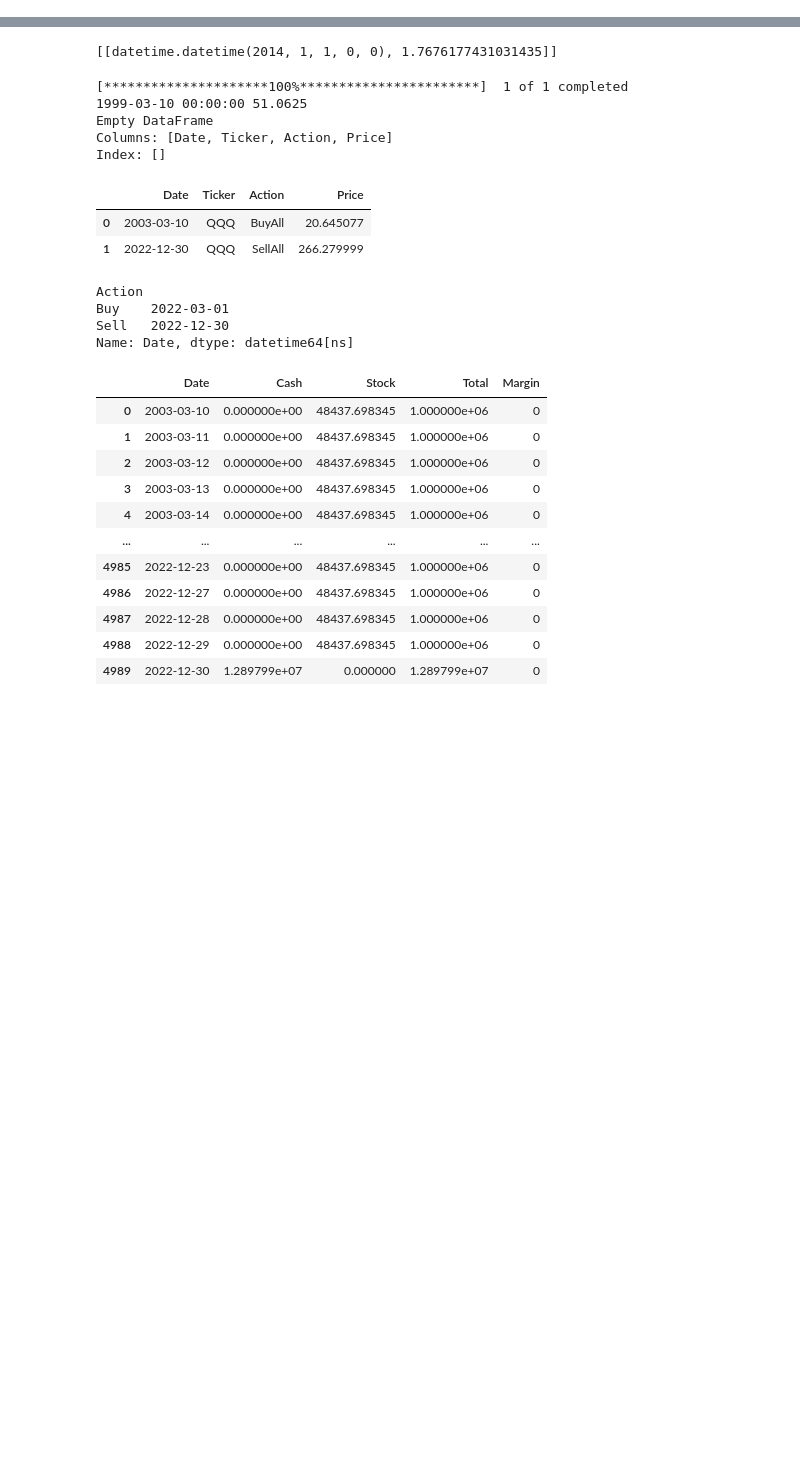
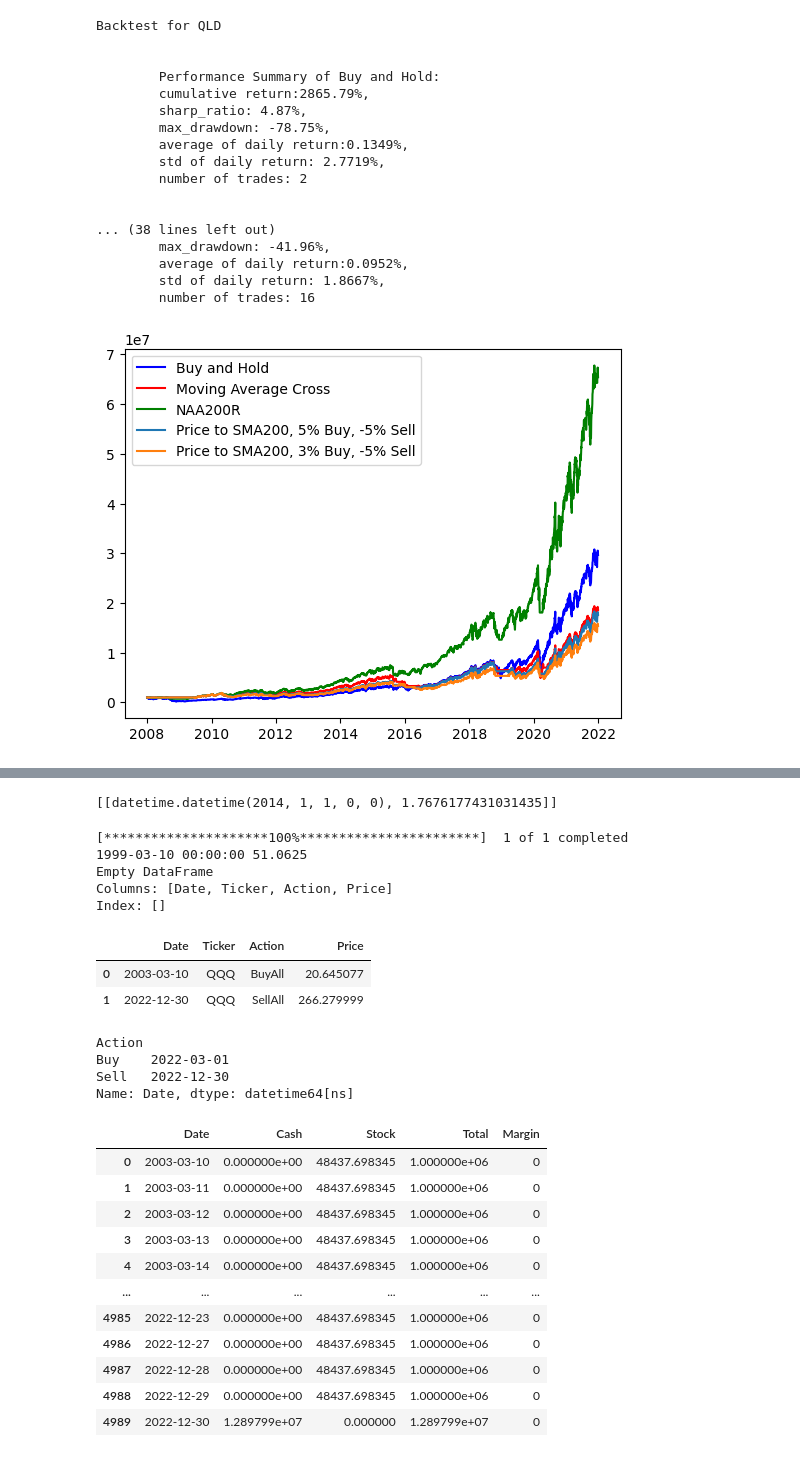
Before and after one commit to sylviawusyl/backtesting, a Jupyter notebook: Ab_test.ipynb, the cells around one changed output, grey strips where cells are left out. Saved outputs shown, nothing was run; the diff lists cells and outputs as text; code cells hidden in the pictures; blank space fills up the shorter version.

```diff
--- a/Ab_test.ipynb
+++ b/Ab_test.ipynb
@@ -92,0 +102,21 @@ qqq2.data['ShortMA'].plot()
+# %%
+backtestAll(qld, test_start, test_end)
+# %% [output]
+Backtest for QLD
+
+
+        Performance Summary of Buy and Hold:
+        cumulative return:2865.79%,
+        sharp_ratio: 4.87%,
+        max_drawdown: -78.75%,
+        average of daily return:0.1349%,
+        std of daily return: 2.7719%,
+        number of trades: 2
+
+
+... (38 lines left out)
+        max_drawdown: -41.96%,
+        average of daily return:0.0952%,
+        std of daily return: 1.8667%,
+        number of trades: 16
+[figure, added]
```
Also changed, not shown: parts of 12 cells of this notebook, 1 other file.
